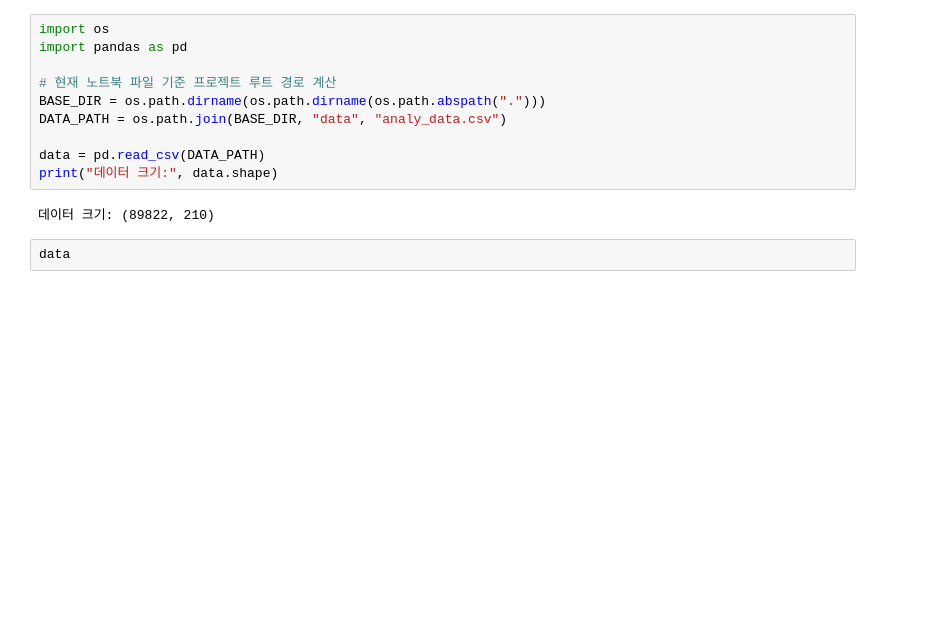
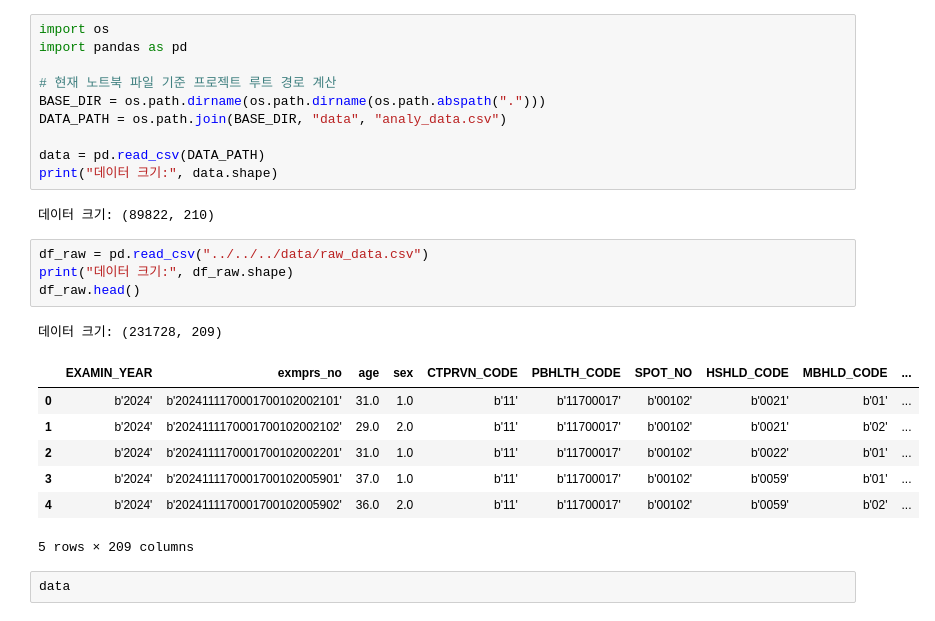
Before and after one commit to SKNetworks-AI19-250818/SKN19-2nd-2Team, a Jupyter notebook: notebooks/vfxpedia/eda/01_data_overview.ipynb, the cells around one changed output. Saved outputs shown, nothing was run; the diff lists cells and outputs as text; blank space fills up the shorter version.

```diff
--- a/notebooks/vfxpedia/01_data_overview.ipynb
+++ b/notebooks/vfxpedia/eda/01_data_overview.ipynb
@@ -27,6 +27,19 @@ data = pd.read_csv(DATA_PATH)
 print("데이터 크기:", data.shape)
 # %% [output]
 데이터 크기: (89822, 210)
+# %%
+df_raw = pd.read_csv("../../../data/raw_data.csv")
+print("데이터 크기:", df_raw.shape)
+df_raw.head()
+# %% [output]
+데이터 크기: (231728, 209)
+|  | EXAMIN_YEAR | exmprs_no | age | sex | CTPRVN_CODE | PBHLTH_CODE | SPOT_NO | HSHLD_CODE | MBHLD_CODE | ... |
+| 0 | b'2024' | b'2024111170001700102002101' | 31.0 | 1.0 | b'11' | b'11700017' | b'00102' | b'0021' | b'01' | ... |
+| 1 | b'2024' | b'2024111170001700102002102' | 29.0 | 2.0 | b'11' | b'11700017' | b'00102' | b'0021' | b'02' | ... |
+| 2 | b'2024' | b'2024111170001700102002201' | 31.0 | 1.0 | b'11' | b'11700017' | b'00102' | b'0022' | b'01' | ... |
+| 3 | b'2024' | b'2024111170001700102005901' | 37.0 | 1.0 | b'11' | b'11700017' | b'00102' | b'0059' | b'01' | ... |
+| 4 | b'2024' | b'2024111170001700102005902' | 36.0 | 2.0 | b'11' | b'11700017' | b'00102' | b'0059' | b'02' | ... |
+5 rows × 209 columns
 # %%
 data
 # %% [output]
```
Also changed, not shown: parts of 2 cells of this notebook, 23 other files.
